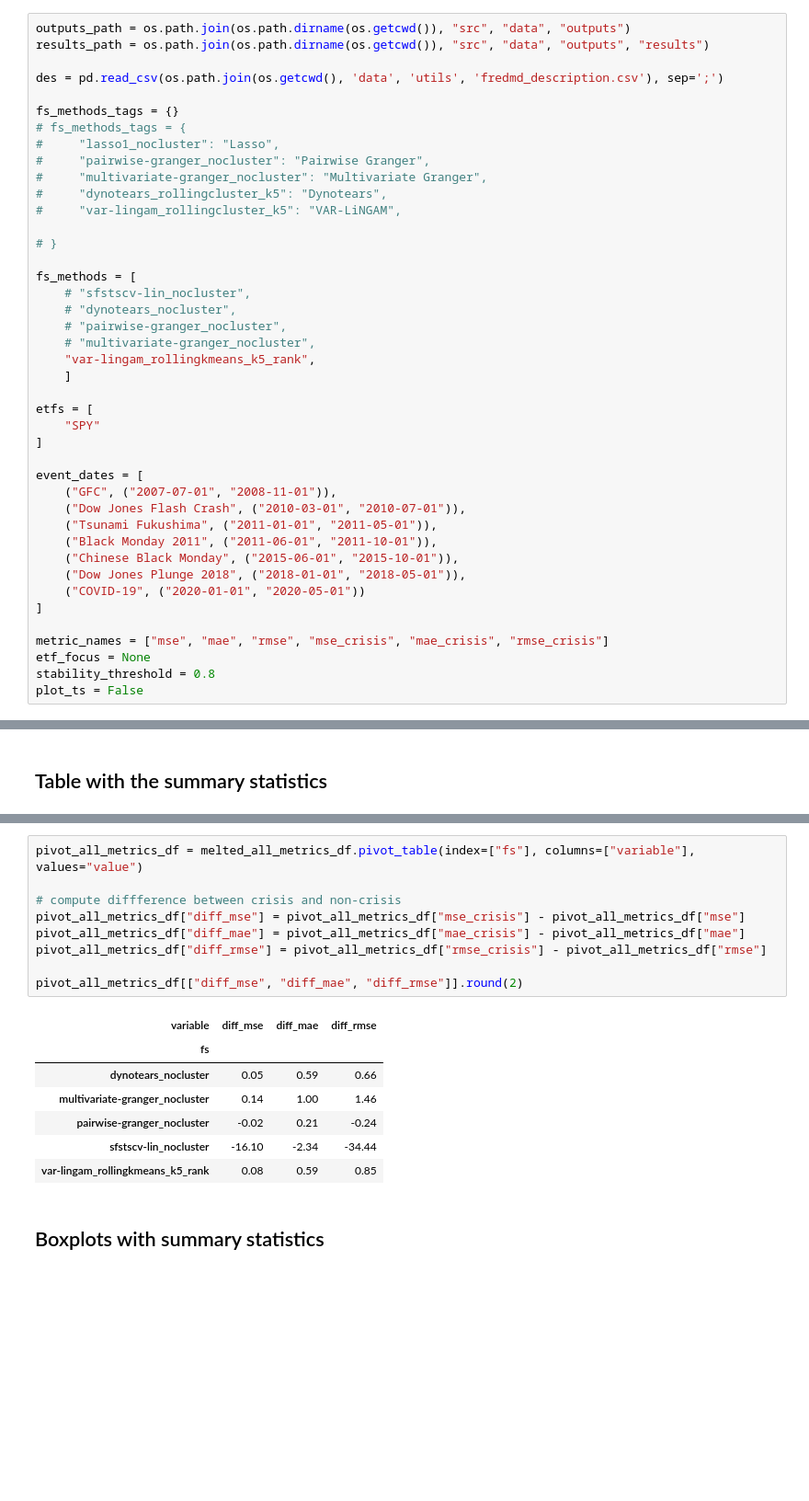
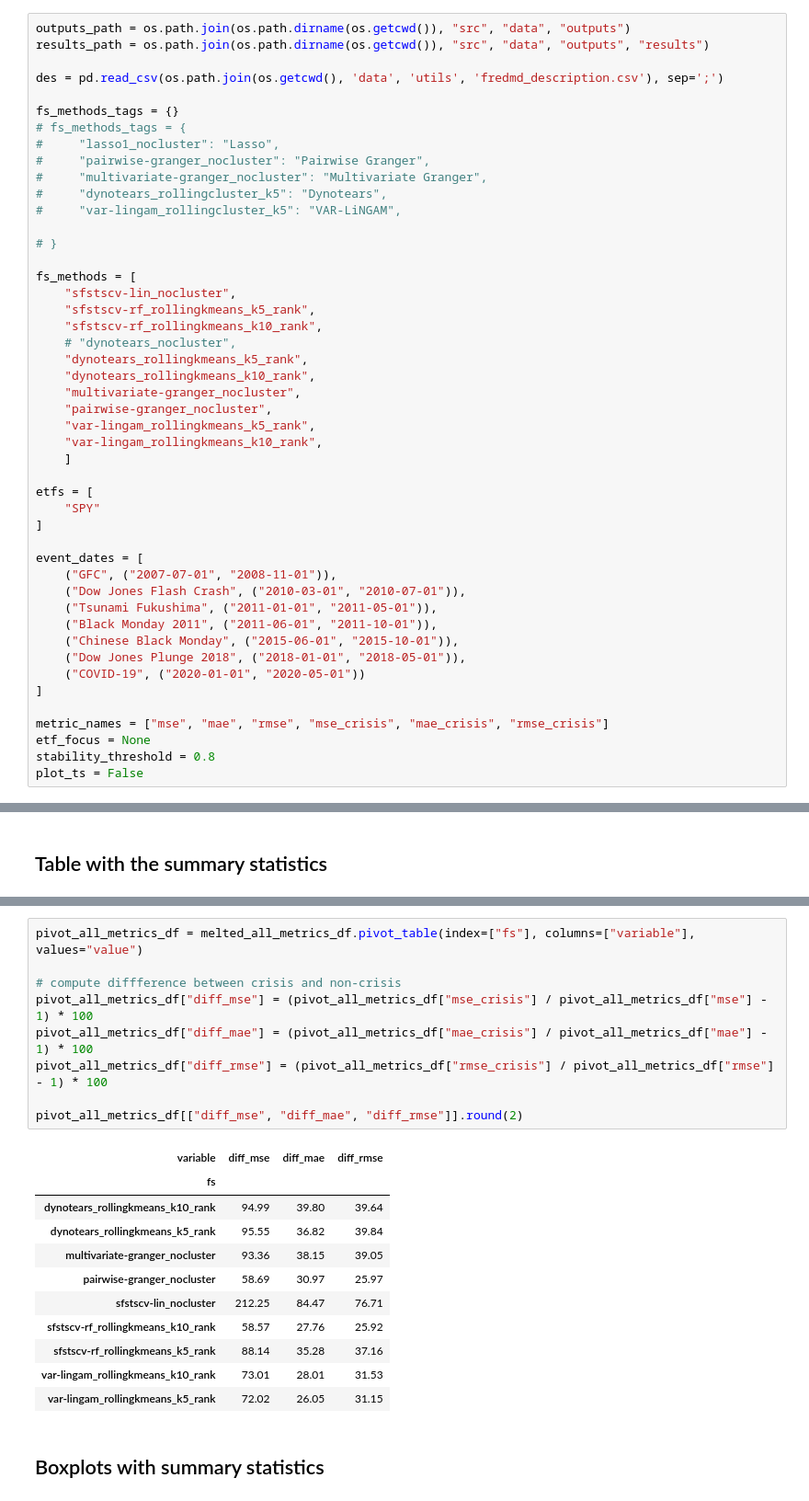
Before and after one commit to dcuoliveira/cml-fin, a Jupyter notebook: src/results_report_forecasting.ipynb, the cells around one changed output, grey strips where cells are left out. Shown at 92% size. Cells and saved outputs as stored; diff of their text form; blank space fills up the shorter version.

```diff
--- a/src/results_report_forecasting.ipynb
+++ b/src/results_report_forecasting.ipynb
@@ -28,11 +28,16 @@ fs_methods_tags = {}
 # }
 
 fs_methods = [
-    # "sfstscv-lin_nocluster",
+    "sfstscv-lin_nocluster",
+    "sfstscv-rf_rollingkmeans_k5_rank",
+    "sfstscv-rf_rollingkmeans_k10_rank",
     # "dynotears_nocluster",
-    # "pairwise-granger_nocluster",
-    # "multivariate-granger_nocluster",
+    "dynotears_rollingkmeans_k5_rank",
+    "dynotears_rollingkmeans_k10_rank",
+    "multivariate-granger_nocluster",
+    "pairwise-granger_nocluster",
     "var-lingam_rollingkmeans_k5_rank",
+    "var-lingam_rollingkmeans_k10_rank",
     ]
 
 etfs = [
@@ -308,20 +320,24 @@ melted_all_metrics_df.pivot_table(index=["fs"], columns=["variable"], values="va
 # %%
 pivot_all_metrics_df = melted_all_metrics_df.pivot_table(index=["fs"], columns=["variable"], values="value")
 
 # compute diffference between crisis and non-crisis
-pivot_all_metrics_df["diff_mse"] = pivot_all_metrics_df["mse_crisis"] - pivot_all_metrics_df["mse"]
-pivot_all_metrics_df["diff_mae"] = pivot_all_metrics_df["mae_crisis"] - pivot_all_metrics_df["mae"]
-pivot_all_metrics_df["diff_rmse"] = pivot_all_metrics_df["rmse_crisis"] - pivot_all_metrics_df["rmse"]
+pivot_all_metrics_df["diff_mse"] = (pivot_all_metrics_df["mse_crisis"] / pivot_all_metrics_df["mse"] - 1) * 100
+pivot_all_metrics_df["diff_mae"] = (pivot_all_metrics_df["mae_crisis"] / pivot_all_metrics_df["mae"] - 1) * 100
+pivot_all_metrics_df["diff_rmse"] = (pivot_all_metrics_df["rmse_crisis"] / pivot_all_metrics_df["rmse"] - 1) * 100
 
 pivot_all_metrics_df[["diff_mse", "diff_mae", "diff_rmse"]].round(2)
 # %% [output]
 | variable | diff_mse | diff_mae | diff_rmse |
 | fs |  |  |  |
-| dynotears_nocluster | 0.05 | 0.59 | 0.66 |
-| multivariate-granger_nocluster | 0.14 | 1.00 | 1.46 |
-| pairwise-granger_nocluster | -0.02 | 0.21 | -0.24 |
-| sfstscv-lin_nocluster | -16.10 | -2.34 | -34.44 |
-| var-lingam_rollingkmeans_k5_rank | 0.08 | 0.59 | 0.85 |
+| dynotears_rollingkmeans_k10_rank | 94.99 | 39.80 | 39.64 |
+| dynotears_rollingkmeans_k5_rank | 95.55 | 36.82 | 39.84 |
+| multivariate-granger_nocluster | 93.36 | 38.15 | 39.05 |
+| pairwise-granger_nocluster | 58.69 | 30.97 | 25.97 |
+| sfstscv-lin_nocluster | 212.25 | 84.47 | 76.71 |
+| sfstscv-rf_rollingkmeans_k10_rank | 58.57 | 27.76 | 25.92 |
+| sfstscv-rf_rollingkmeans_k5_rank | 88.14 | 35.28 | 37.16 |
+| var-lingam_rollingkmeans_k10_rank | 73.01 | 28.01 | 31.53 |
+| var-lingam_rollingkmeans_k5_rank | 72.02 | 26.05 | 31.15 |
 # %% [markdown]
 ## Boxplots with summary statistics
 # %%
```
Also changed, not shown: parts of 4 cells of this notebook, 22 other files.
